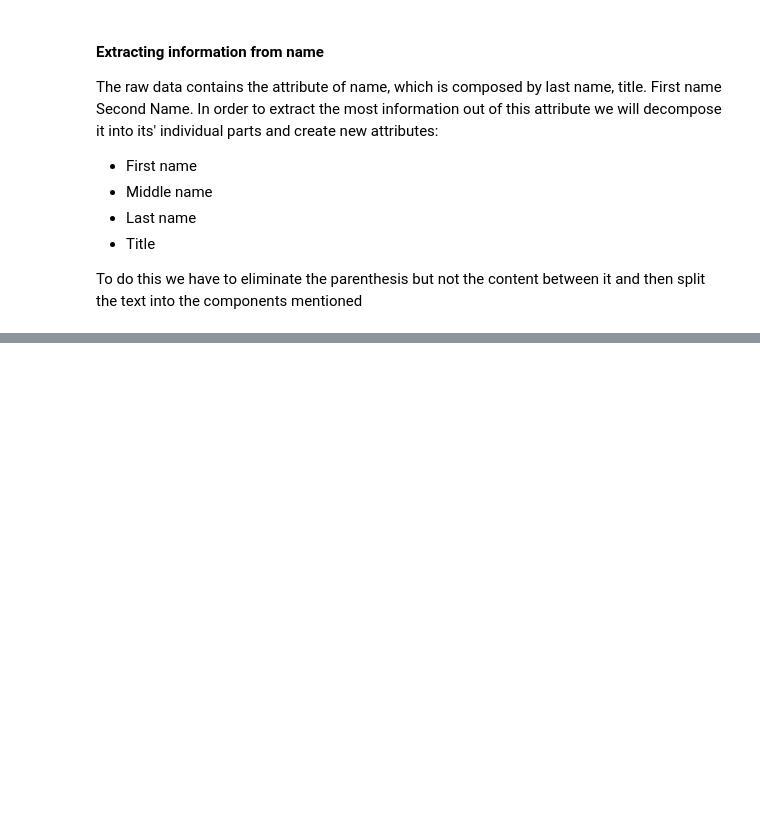
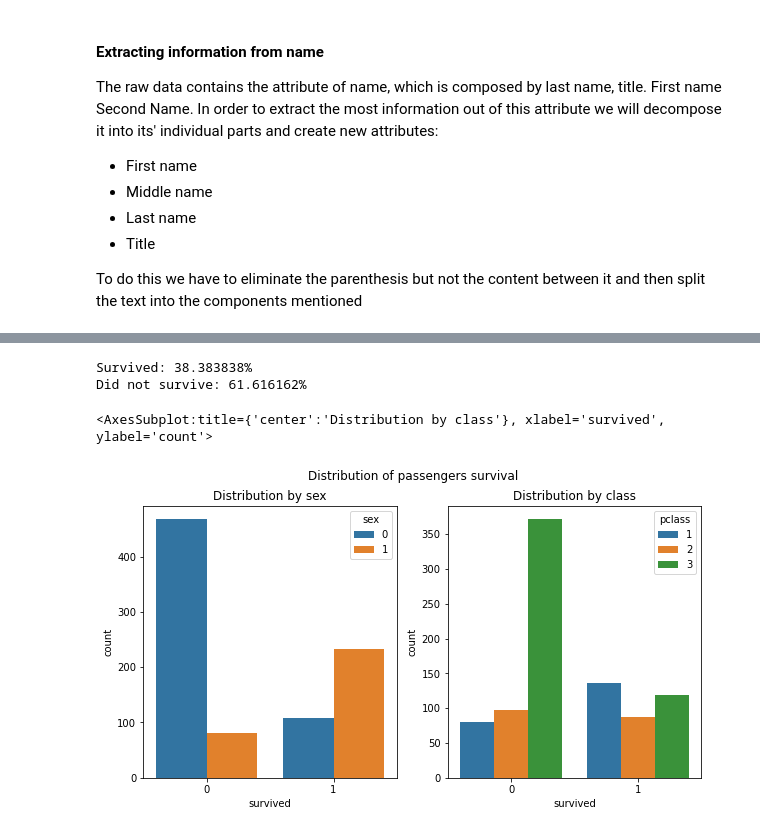
Before and after one commit to kevinmiguel97/Titanic-Model, a Jupyter notebook: titanic_analysis.ipynb, the cells around one changed output, grey strips where cells are left out. Cells and saved outputs as stored; diff of their text form; code cells hidden in the pictures; blank space fills up the shorter version.

Commit message:
Exploratory analysis survival

```diff
--- a/titanic_analysis.ipynb
+++ b/titanic_analysis.ipynb
@@ -181,0 +187,3 @@ df.head()
+# %%
+y = df[['passengerid','survived']]
+x = df.drop(columns='survived')
@@ -181,0 +209,18 @@ df.head()
+# %%
+# Obtaining rate of survival
+counts = y['survived'].value_counts()
+not_survived, survived = counts
+print('Survived: %f%% \nDid not survive: %f%%' %(survived*100/len(y['survived']), not_survived*100/len(y['survived'])))
+
+fig, ax = plt.subplots(1,2, figsize=(10,5))
+fig.suptitle('Distribution of passengers survival')
+
+ax[0].set_title('Distribution by sex')
+sns.countplot(x='survived', hue='sex', data=df, ax = ax[0])
+ax[1].set_title('Distribution by class')
+sns.countplot(x='survived', hue='pclass', data=df, ax = ax[1])
+# %% [output]
+Survived: 38.383838%
+Did not survive: 61.616162%
+<AxesSubplot:title={'center':'Distribution by class'}, xlabel='survived', ylabel='count'>
+[figure, added]
```
Also changed, not shown: parts of 6 cells of this notebook.
